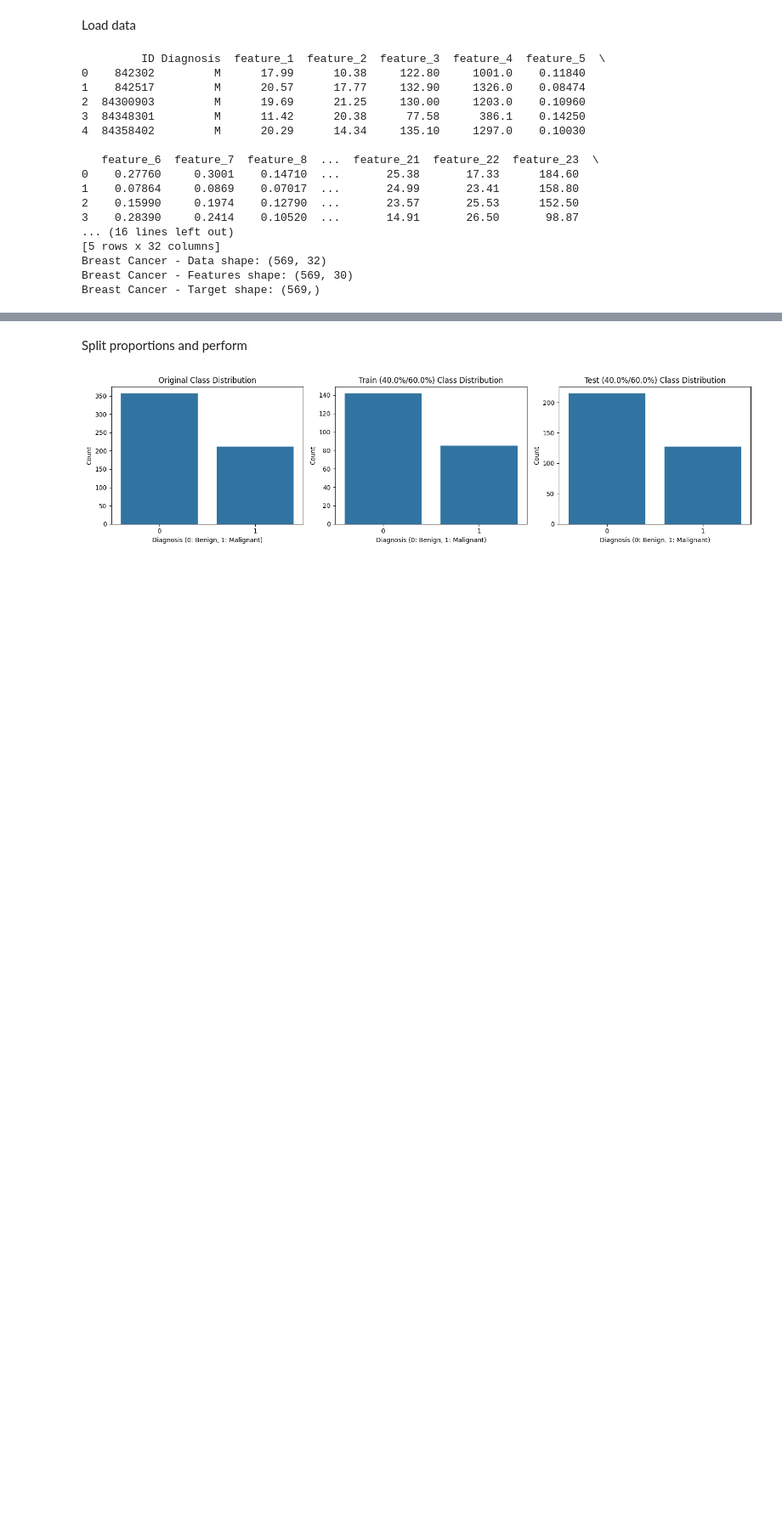
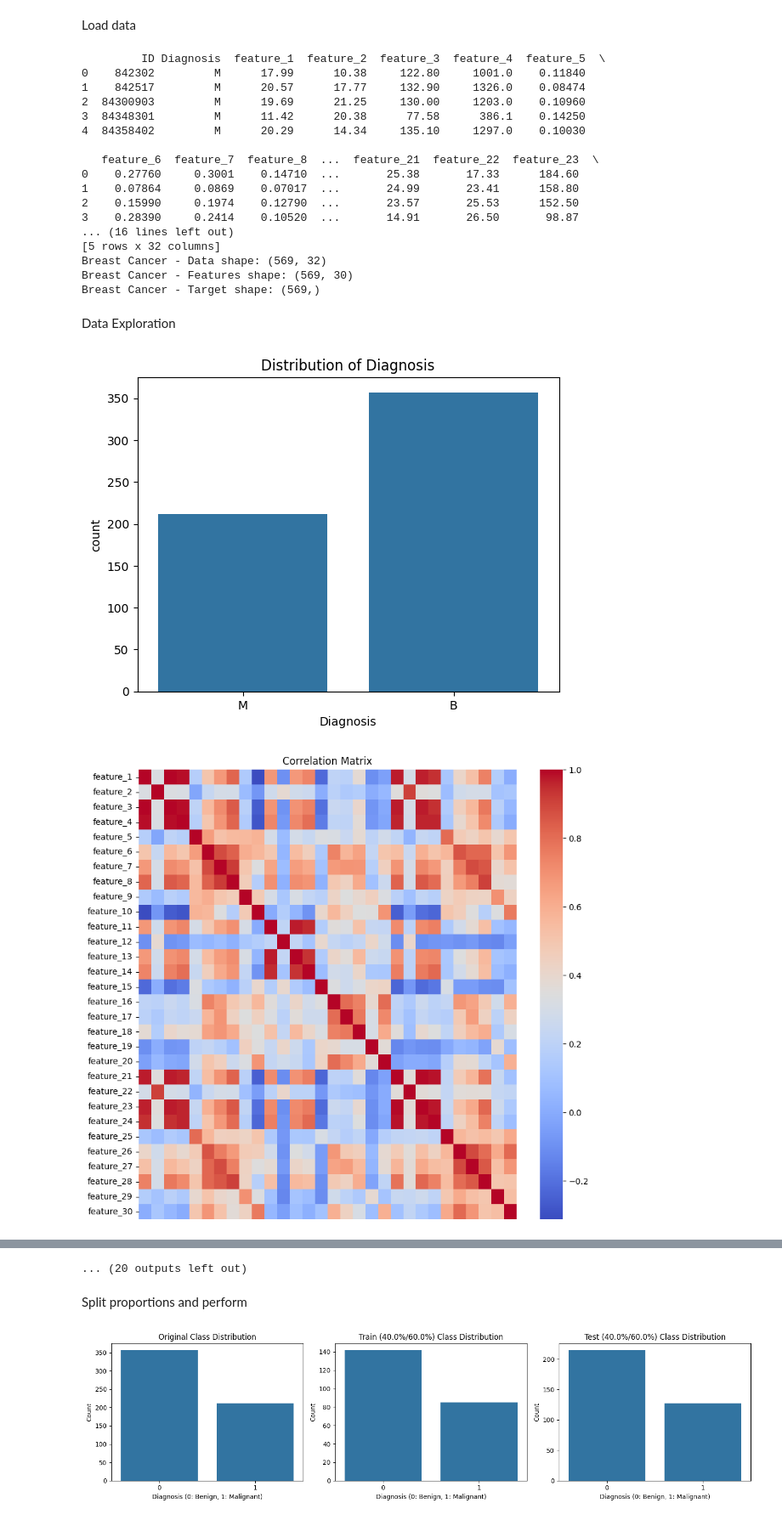
Before and after one commit to Vincenthevinh/DecisionTree, a Jupyter notebook: cancer.ipynb, the cells around one changed output, grey strips where cells are left out. Shown at 85% size. Cells and saved outputs as stored; diff of their text form; code cells hidden in the pictures; blank space fills up the shorter version.

```diff
--- a/cancer.ipynb
+++ b/cancer.ipynb
@@ -13,7 +13,7 @@ import seaborn as sns
 Load data
 # %%
 data_columns = ['ID', 'Diagnosis'] + [f'feature_{i}' for i in range(1, 31)]
-data_path = 'F:/AI/Dataset/breast+cancer+wisconsin+diagnostic/wdbc.data'
+data_path = './Dataset/breast+cancer+wisconsin+diagnostic/wdbc.data'
 data = pd.read_csv(data_path, header=None, names=data_columns)
 
 print(data.head())
@@ -47,3 +47,24 @@ print("Breast Cancer - Target shape:", Y.shape)
 Breast Cancer - Data shape: (569, 32)
 Breast Cancer - Features shape: (569, 30)
 Breast Cancer - Target shape: (569,)
+# %% [markdown]
+Data Exploration
+# %%
+data.describe()
+data.isnull().sum()
+sns.countplot(x='Diagnosis', data=data)
+plt.title('Distribution of Diagnosis')
+plt.show()
+corr_matrix = data.drop(['ID', 'Diagnosis'], axis=1).corr()
+plt.figure(figsize=(9, 8))  # Điều chỉnh kích thước hình nếu cần
+sns.heatmap(corr_matrix, annot=False, yticklabels=corr_matrix.columns, xticklabels=False, cmap='coolwarm')
+plt.title('Correlation Matrix')
+plt.tight_layout()  # Tránh chồng chéo giữa các thành phần của hình
+plt.show()
+for feature in data_columns[2:]:  # Exclude ID and Diagnosis
+    sns.boxplot(x='Diagnosis', y=feature, data=data)
+    plt.title(f'Box Plot of {feature} by Diagnosis')
+    plt.show()
+# %% [output]
+[figure, added]
+[figure, added]
@@ -50,3 +81,4 @@ Breast Cancer - Target shape: (569,)
+... (20 outputs left out)
 # %% [markdown]
 Split proportions and perform
 # %%
```
Also changed, not shown: parts of 1 cell of this notebook, 2 other files.
